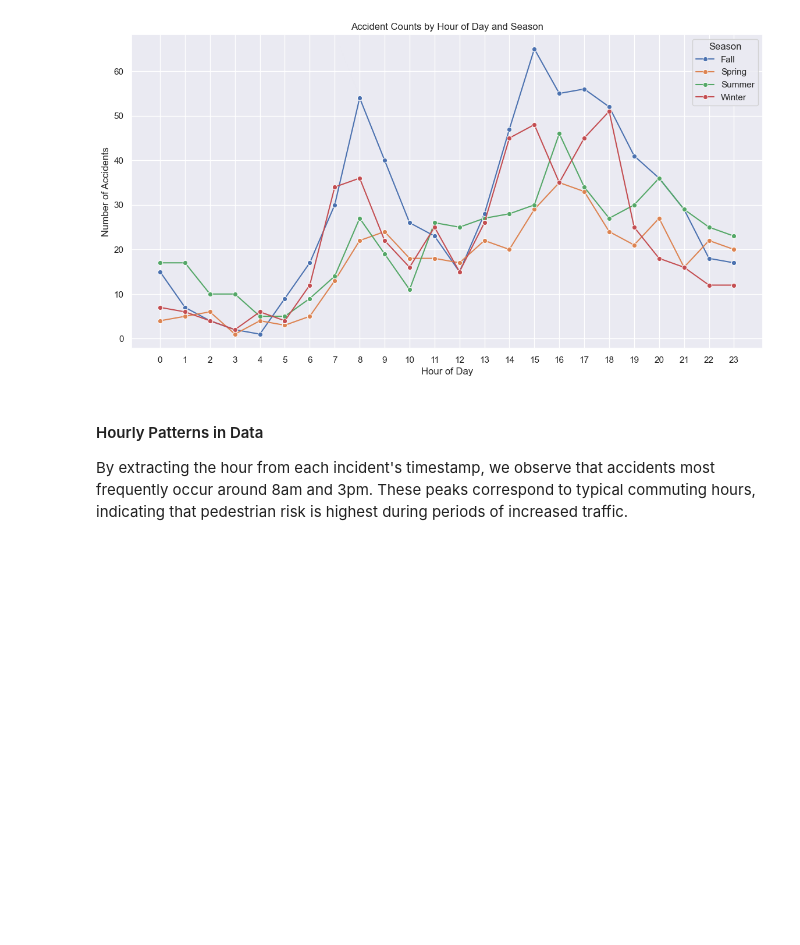
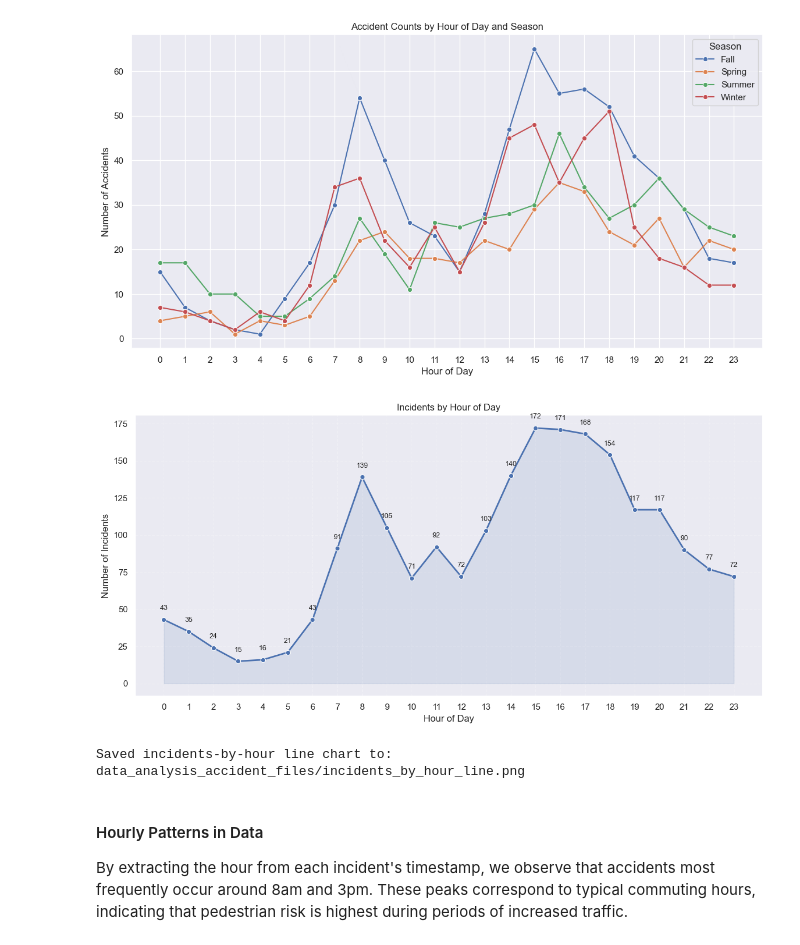
Before and after one commit to Essam-Khawaja/Pedestrian-Accidents-Calgary, a Jupyter notebook: data_analysis_accidents.ipynb, the cells around one changed output. Drawn from its saved outputs; the diff is of its cells as text; code cells hidden in the pictures; blank space fills up the shorter version.

Commit message:
Finished visualizations

```diff
--- a/data_analysis_accidents.ipynb
+++ b/data_analysis_accidents.ipynb
@@ -351,6 +351,43 @@ plt.xticks(range(0, 24))
 plt.show()
 # %% [output]
 [figure]
+# %%
+import os
+os.makedirs('data_analysis_accident_files', exist_ok=True)
+
+# ensure START_DT and HOUR exist
+df['START_DT'] = pd.to_datetime(df['START_DT'], errors='coerce')
+df = df.dropna(subset=['START_DT'])
+df['HOUR'] = df['START_DT'].dt.hour
+
+# aggregate incidents by hour (0-23)
+hour_counts = df.groupby('HOUR').size().reindex(range(0,24), fill_value=0)
+
+plt.figure(figsize=(12,6))
+sns.lineplot(x=hour_counts.index, y=hour_counts.values, marker='o', color='C0', linewidth=2)
+plt.fill_between(hour_counts.index, hour_counts.values, alpha=0.12, color='C0')
+
+# annotate each point with the count
+max_val = hour_counts.values.max() if len(hour_counts) else 0
+offset = max(1, max_val * 0.03)
+for x, y in zip(hour_counts.index, hour_counts.values):
+    plt.text(x, y + offset, str(int(y)), ha='center', va='bottom', fontsize=9)
+
+plt.title('Incidents by Hour of Day')
+plt.xlabel('Hour of Day')
+plt.ylabel('Number of Incidents')
+plt.xticks(range(0,24))
+plt.grid(alpha=0.25, linestyle='--')
+plt.tight_layout()
+
+out_path = 'data_analysis_accident_files/incidents_by_hour_line.png'
+plt.savefig(out_path, dpi=150, bbox_inches='tight')
+plt.show()
+
+print(f"Saved incidents-by-hour line chart to: {out_path}")
+# %% [output]
+[figure, added]
+Saved incidents-by-hour line chart to: data_analysis_accident_files/incidents_by_hour_line.png
 # %% [markdown]
 #### Hourly Patterns in Data
 
```
Also changed, not shown: parts of 3 cells of this notebook, 5 other files.
